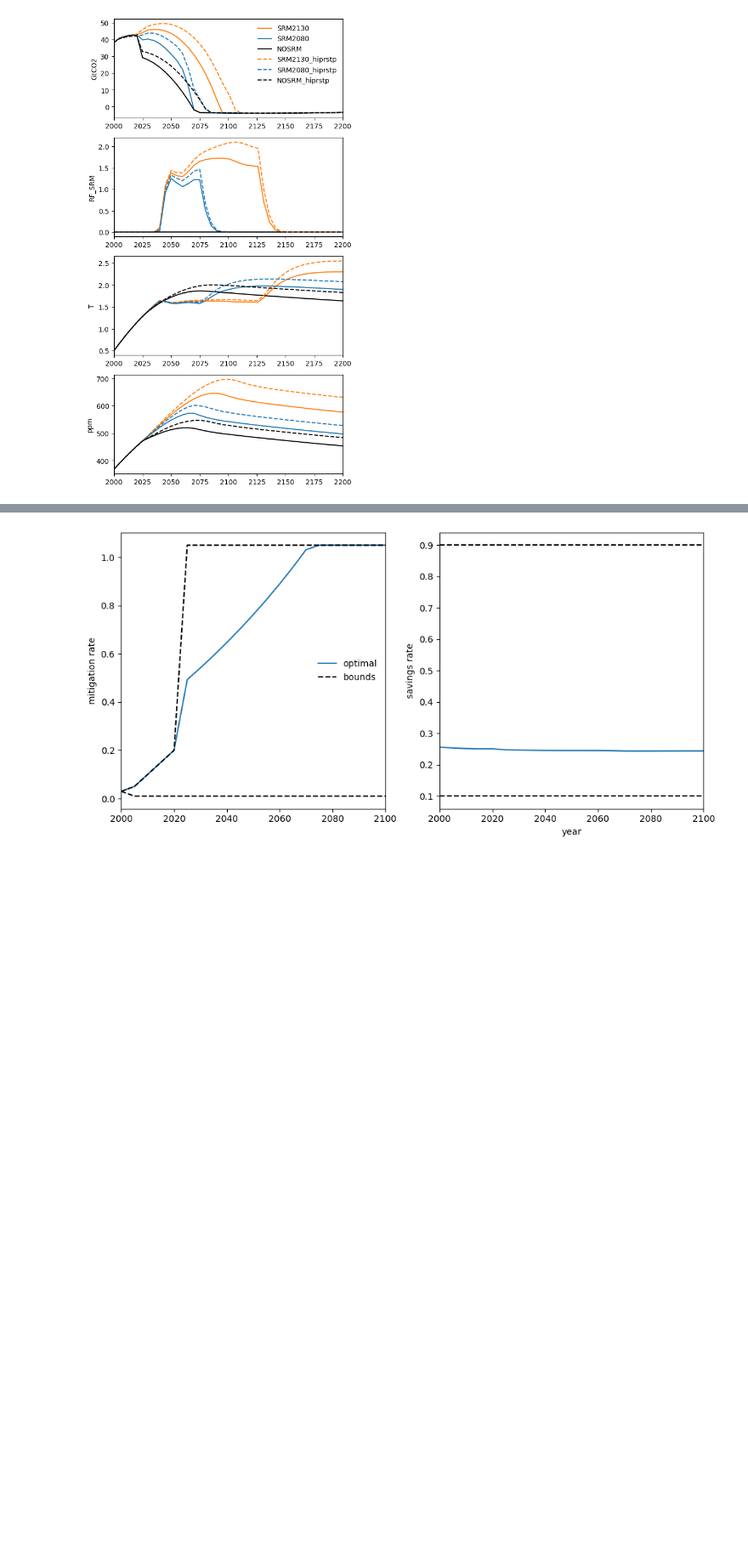
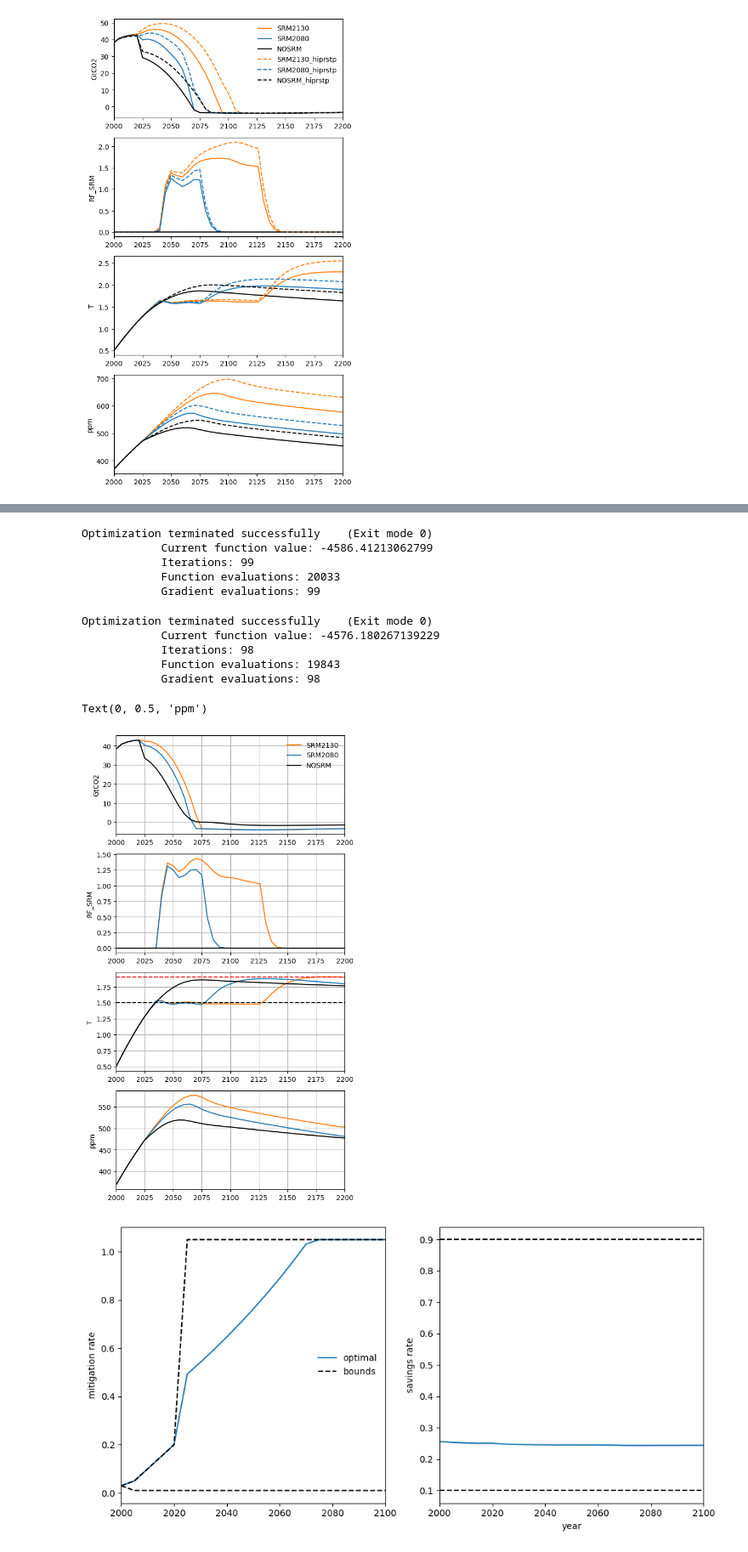
Before and after one commit to benmsanderson/PyDICE, a Jupyter notebook: newdice.ipynb, the cells around one changed output, grey strips where cells are left out. Shown at 85% size. Drawn from its saved outputs; the diff is of its cells as text; code cells hidden in the pictures; blank space fills up the shorter version.

```diff
--- a/newdice.ipynb
+++ b/newdice.ipynb
@@ -145,3 +152,66 @@ plt.ylim([000,0.002])
+# %%
+ndice_srm2 = dicelib.DICE()
+ndice_srm2.init_parameters(a2=1e-16,srm_frac=10,srm_decay=.5,srm_trg=1.4,scost=1.5e-3,srm_end=2080,limmiu=1.05,a3=50)
+ndice_srm2.init_variables()
+controls_start, controls_bounds = ndice_srm2.get_control_bounds_and_startvalue()
+ndice_srm2.optimize_controls(controls_start, controls_bounds)
+ndice_srm2.roll_out(ndice_srm2.optimal_controls)
+# %% [output]
+Optimization terminated successfully    (Exit mode 0)
+            Current function value: -4586.41213062799
+            Iterations: 99
+            Function evaluations: 20033
+            Gradient evaluations: 99
+# %%
+ndice = dicelib.DICE()
+ndice.init_parameters(a2=1e-16,limmiu=1.05,a3=50)
+ndice.init_variables()
+controls_start, controls_bounds = ndice.get_control_bounds_and_startvalue()
+ndice.optimize_controls(controls_start, controls_bounds)
+ndice.roll_out(ndice.optimal_controls)
+# %% [output]
+Optimization terminated successfully    (Exit mode 0)
+            Current function value: -4576.180267139229
+            Iterations: 98
+            Function evaluations: 19843
+            Gradient evaluations: 98
+# %%
+p,a=plt.subplots(4,1,figsize=[6,12])
+a[0].plot(dice.TT, ndice_srm.E, 'tab:orange',label='SRM2130')
+a[0].plot(dice.TT, ndice_srm2.E, 'tab:blue',label='SRM2080')
+
+a[0].plot(dice.TT, ndice.E, 'k',label='NOSRM')
+a[0].set_xlim([2000, 2200])
+a[0].set_ylabel('GtCO2')
+a[0].legend(frameon=False)
+a[0].grid()
+a[1].plot(dice.TT, ndice_srm.SRM, 'tab:orange')
+a[1].plot(dice.TT, ndice_srm2.SRM, 'tab:blue')
+
+a[1].plot(dice.TT, ndice.SRM, 'k')
+a[1].set_xlim([2000, 2200])
+a[1].set_ylabel('RF_SRM')
+a[1].grid()
+a[2].plot(dice.TT, ndice_srm.TATM, 'tab:orange')
+a[2].plot(dice.TT, ndice_srm2.TATM, 'tab:blue')
+a[2].plot(dice.TT, ndice.TATM, 'k')
+a[2].axhline(y=1.5, color='k',linestyle='--')
+a[2].axhline(y=1.9, color='r',linestyle='--')
+a[2].grid()
+
+
+a[2].set_xlim([2000, 2200])
+a[2].set_ylabel('T')
+
+a[3].plot(dice.TT, ndice_srm.MAT/2.13, 'tab:orange')
+a[3].plot(dice.TT, ndice_srm2.MAT/2.13, 'tab:blue')
+a[3].plot(dice.TT, ndice.MAT/2.13, 'k')
+a[3].grid()
+a[3].set_xlim([2000, 2200])
+a[3].set_ylabel('ppm')
+# %% [output]
+Text(0, 0.5, 'ppm')
+[figure, added]
 # %%
 fig, ax = plt.subplots(1, 2,figsize=[10,5])
 max_year = 2100
```
Also changed, not shown: parts of 12 cells of this notebook, 1 other file.
